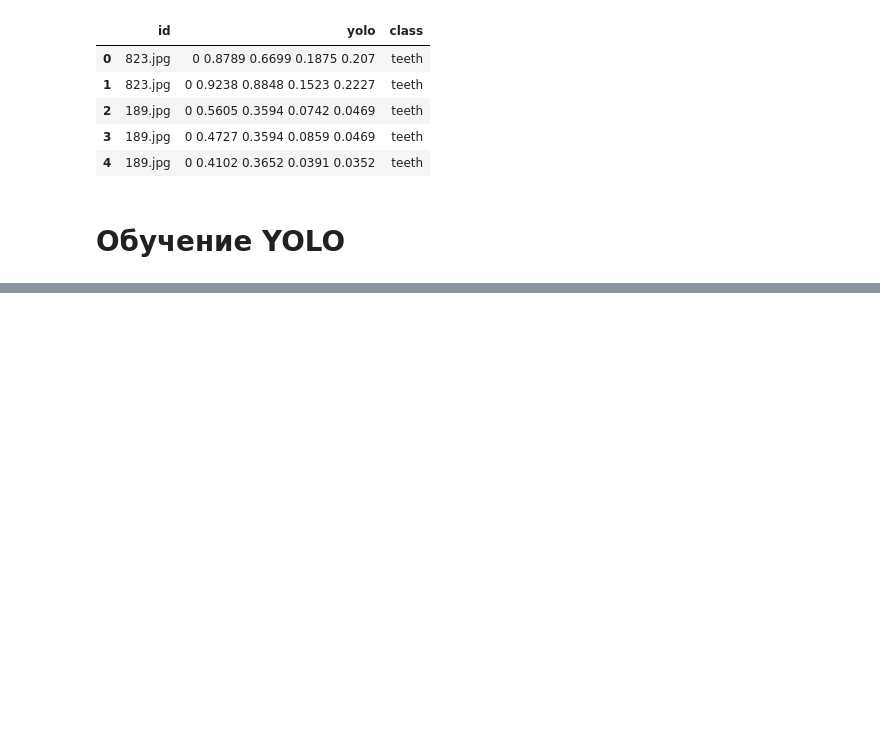
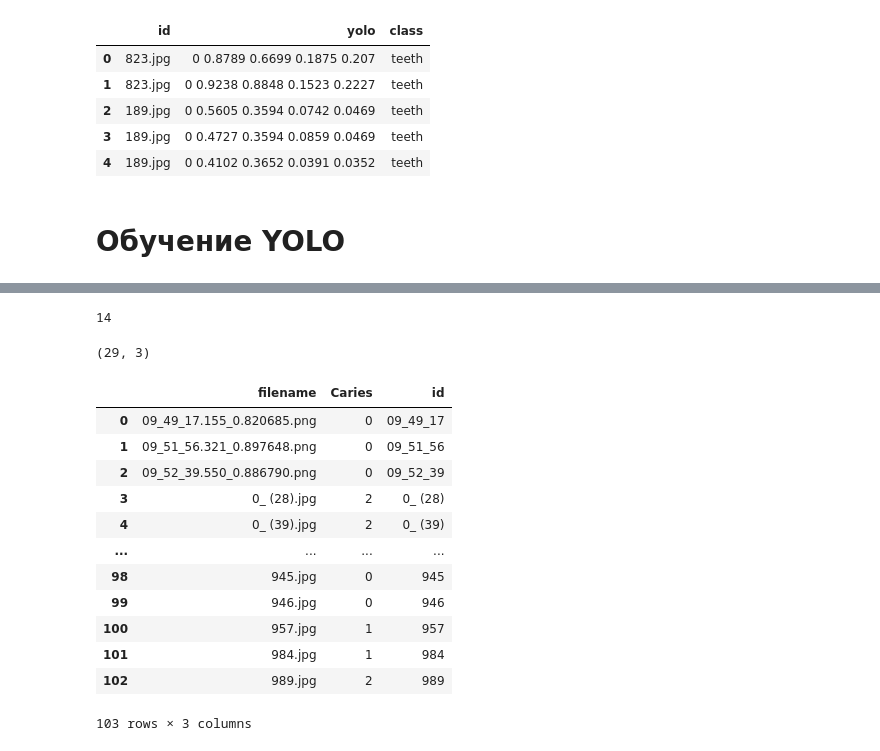
Before and after one commit to sweetlhare/ai-dentist-assistant, a Jupyter notebook: notebooks/yolo_1.ipynb, the cells around one changed output, grey strips where cells are left out. Cells and saved outputs as stored; diff of their text form; code cells hidden in the pictures; blank space fills up the shorter version.

```diff
--- a/notebooks/yolo_1.ipynb
+++ b/notebooks/yolo_1.ipynb
@@ -272,0 +331,4 @@ Results saved to runs/detect/exp
+# %%
+sub = pd.read_csv('val_data/Пример.csv', sep=';')
+sub['id'] = sub.filename.apply(lambda x: x.split('.')[0])
+sub.loc[sub.id.isin([x.split('/')[-1].split('.')[0] for x in label_files]), 'Caries'] = 1
@@ -272,0 +337,5 @@ Results saved to runs/detect/exp
+# %%
+label_files = glob('yolov5/runs/detect/exp12/labels/*')
+len(label_files)
+# %% [output]
+14
@@ -272,0 +357,4 @@ Results saved to runs/detect/exp
+# %%
+sub[sub.Caries > 0].shape
+# %% [output]
+(29, 3)
@@ -272,0 +363,16 @@ Results saved to runs/detect/exp
+# %%
+sub
+# %% [output]
+|  | filename | Caries | id |
+| 0 | 09_49_17.155_0.820685.png | 0 | 09_49_17 |
+| 1 | 09_51_56.321_0.897648.png | 0 | 09_51_56 |
+| 2 | 09_52_39.550_0.886790.png | 0 | 09_52_39 |
+| 3 | 0_ (28).jpg | 2 | 0_ (28) |
+| 4 | 0_ (39).jpg | 2 | 0_ (39) |
+| ... | ... | ... | ... |
+| 98 | 945.jpg | 0 | 945 |
+| 99 | 946.jpg | 0 | 946 |
+| 100 | 957.jpg | 1 | 957 |
+| 101 | 984.jpg | 1 | 984 |
+| 102 | 989.jpg | 2 | 989 |
+103 rows × 3 columns
```
Also changed, not shown: parts of 13 cells of this notebook, 2 other files.
